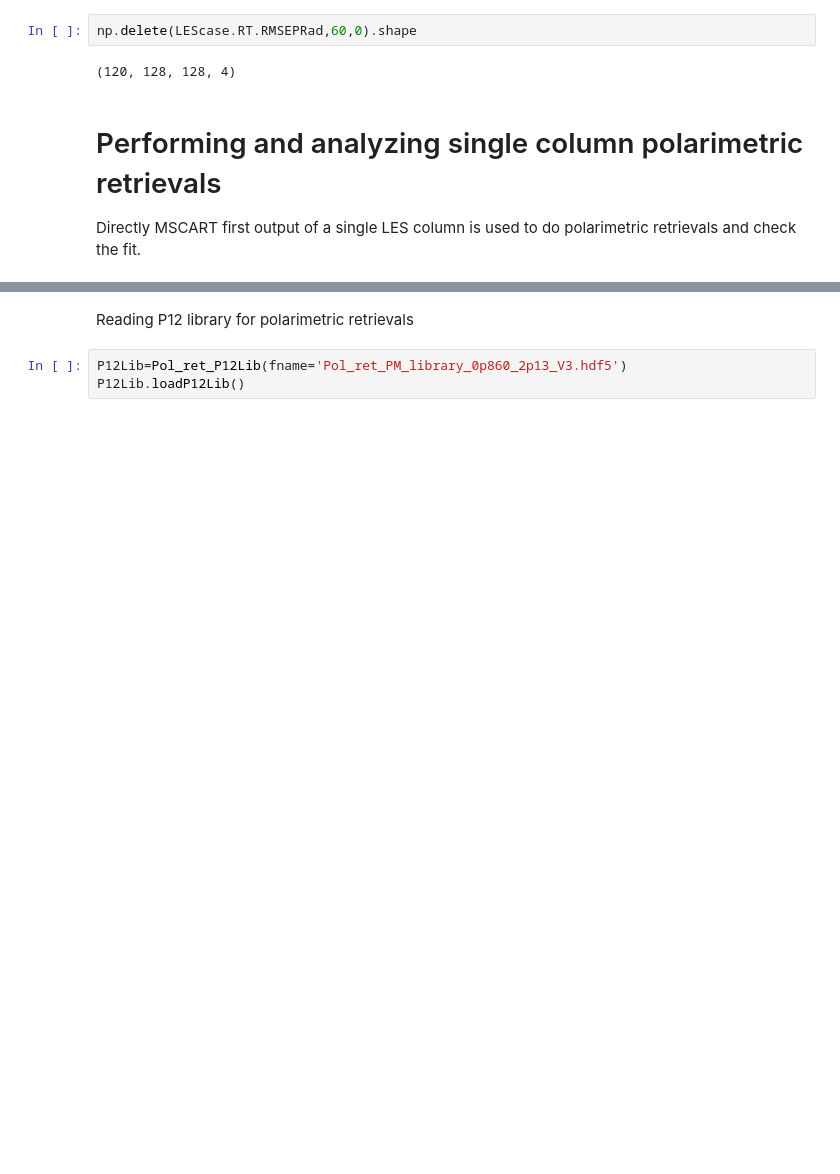
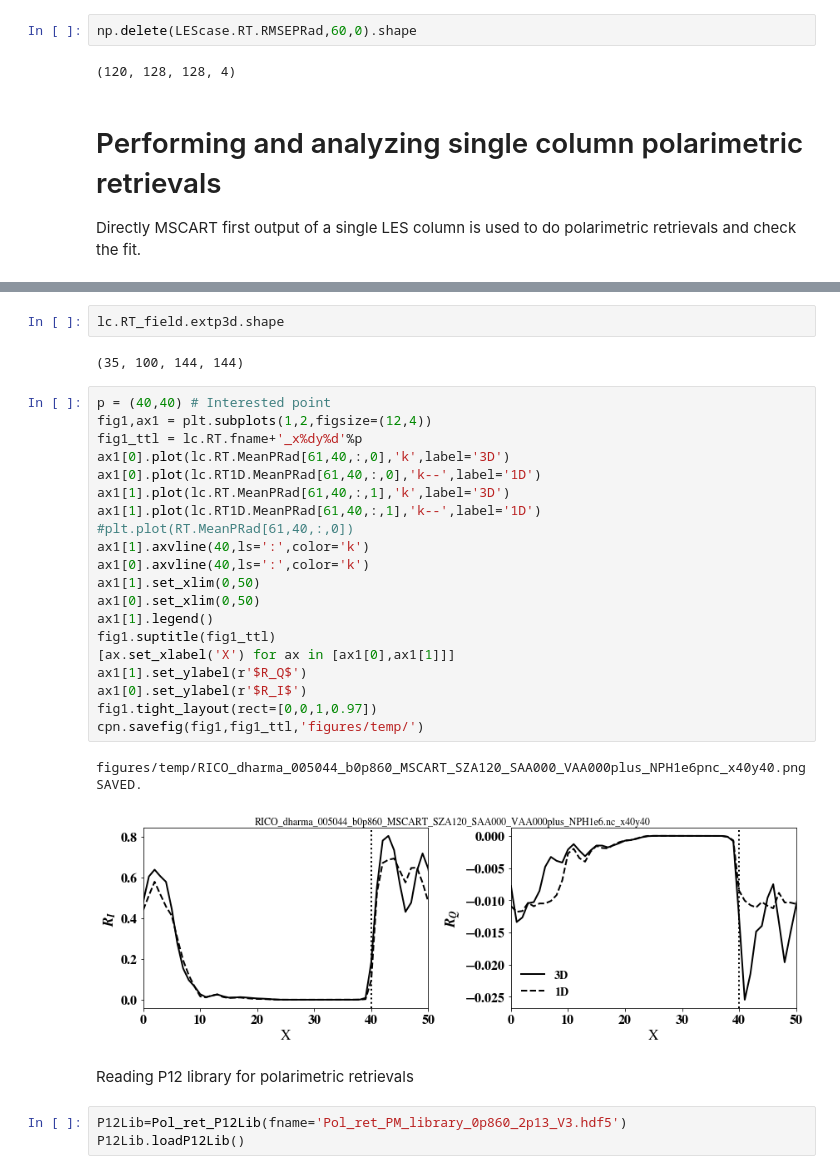
Before and after one commit to cpnHere/ACRS, a Jupyter notebook: Retrievals/Pol_retrievals/analysis_pol_ret.ipynb, the cells around one changed output, grey strips where cells are left out. Cells and saved outputs as stored; diff of their text form; blank space fills up the shorter version.

```diff
--- a/Retrievals/Pol_retrievals/analysis_pol_ret.ipynb
+++ b/Retrievals/Pol_retrievals/analysis_pol_ret.ipynb
@@ -212,3 +296,30 @@ IndexError: too many indices for array
+# %%
+lc.RT_field.extp3d.shape
+# %% [output]
+(35, 100, 144, 144)
+# %%
+p = (40,40) # Interested point
+fig1,ax1 = plt.subplots(1,2,figsize=(12,4))
+fig1_ttl = lc.RT.fname+'_x%dy%d'%p
+ax1[0].plot(lc.RT.MeanPRad[61,40,:,0],'k',label='3D')
+ax1[0].plot(lc.RT1D.MeanPRad[61,40,:,0],'k--',label='1D')
+ax1[1].plot(lc.RT.MeanPRad[61,40,:,1],'k',label='3D')
+ax1[1].plot(lc.RT1D.MeanPRad[61,40,:,1],'k--',label='1D')
+#plt.plot(RT.MeanPRad[61,40,:,0])
+ax1[1].axvline(40,ls=':',color='k')
+ax1[0].axvline(40,ls=':',color='k')
+ax1[1].set_xlim(0,50)
+ax1[0].set_xlim(0,50)
+ax1[1].legend()
+fig1.suptitle(fig1_ttl)
+[ax.set_xlabel('X') for ax in [ax1[0],ax1[1]]]
+ax1[1].set_ylabel(r'$R_Q$')
+ax1[0].set_ylabel(r'$R_I$')
+fig1.tight_layout(rect=[0,0,1,0.97])
+cpn.savefig(fig1,fig1_ttl,'figures/temp/')
+# %% [output]
+figures/temp/RICO_dharma_005044_b0p860_MSCART_SZA120_SAA000_VAA000plus_NPH1e6pnc_x40y40.png SAVED.
+[figure, added]
 # %% [markdown]
 Reading P12 library for polarimetric retrievals
 # %%
```
Also changed, not shown: parts of 24 cells of this notebook.
